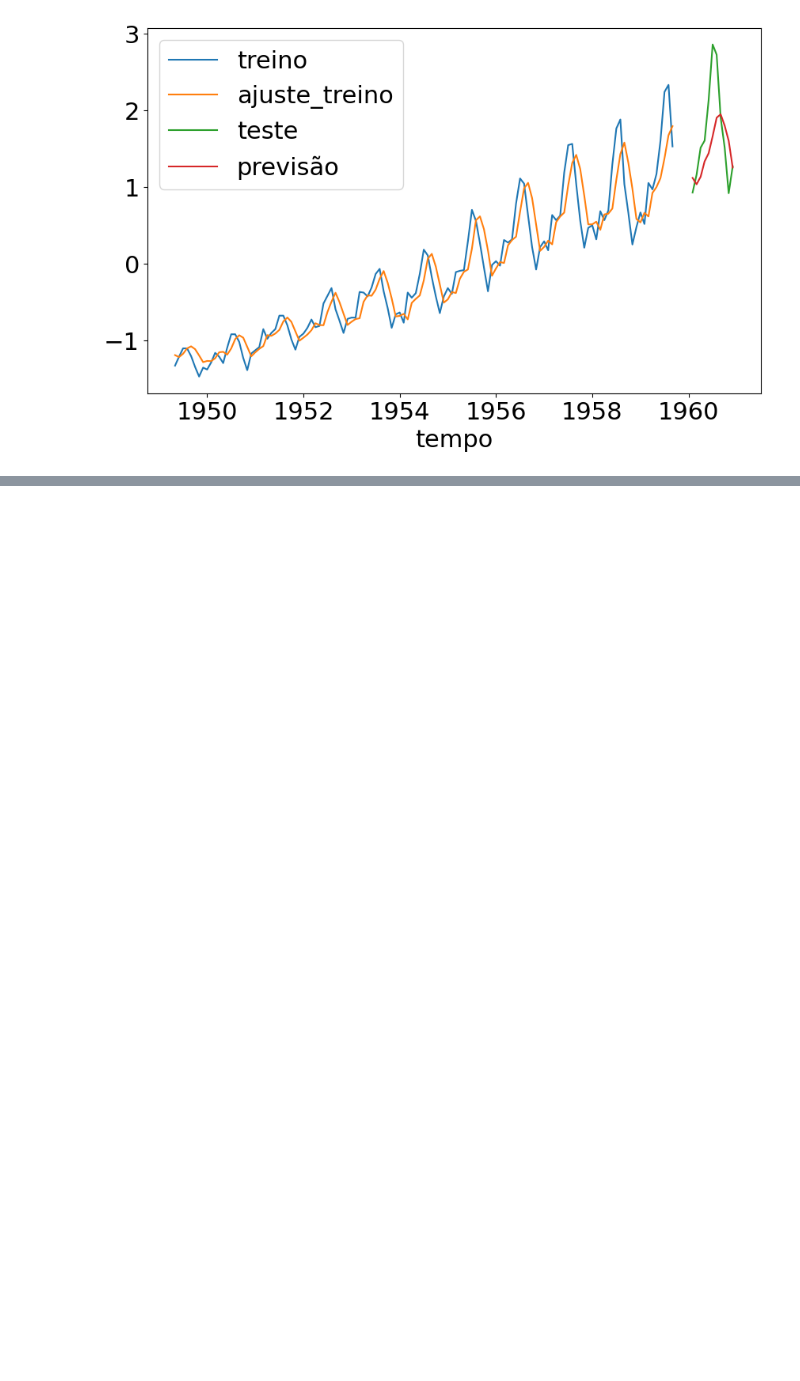
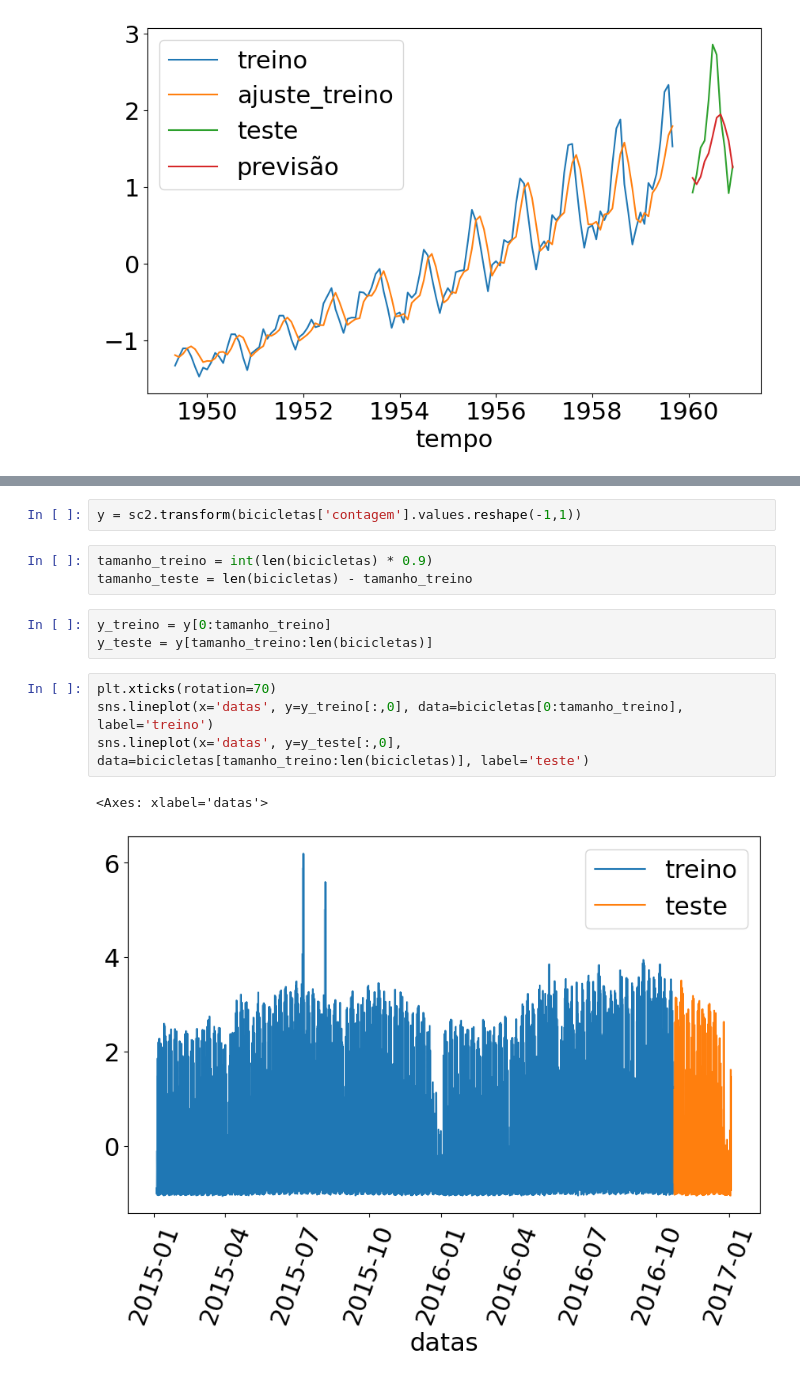
Before and after one commit to C3P0gan/Tutorials, a Jupyter notebook: Alura/Formacao_Machine_Learning_Avancada/Deep_Learning_Previsao_com_Keras/previsao.ipynb, the cells around one changed output, grey strips where cells are left out. Saved outputs shown, nothing was run; the diff lists cells and outputs as text; blank space fills up the shorter version.

```diff
--- a/Alura/Formacao_Machine_Learning_Avancada/Deep_Learning_Previsao_com_Keras/previsao.ipynb
+++ b/Alura/Formacao_Machine_Learning_Avancada/Deep_Learning_Previsao_com_Keras/previsao.ipynb
@@ -310,0 +329,15 @@ sns.lineplot(x='tempo', y=resultado.values, data=passageiros[133:144], label='pr
+# %%
+y = sc2.transform(bicicletas['contagem'].values.reshape(-1,1))
+# %%
+tamanho_treino = int(len(bicicletas) * 0.9)
+tamanho_teste = len(bicicletas) - tamanho_treino
+# %%
+y_treino = y[0:tamanho_treino]
+y_teste = y[tamanho_treino:len(bicicletas)]
+# %%
+plt.xticks(rotation=70)
+sns.lineplot(x='datas', y=y_treino[:,0], data=bicicletas[0:tamanho_treino], label='treino')
+sns.lineplot(x='datas', y=y_teste[:,0], data=bicicletas[tamanho_treino:len(bicicletas)], label='teste')
+# %% [output]
+<Axes: xlabel='datas'>
+[figure, added]
```
Also changed, not shown: parts of 11 cells of this notebook, 1 other file.
